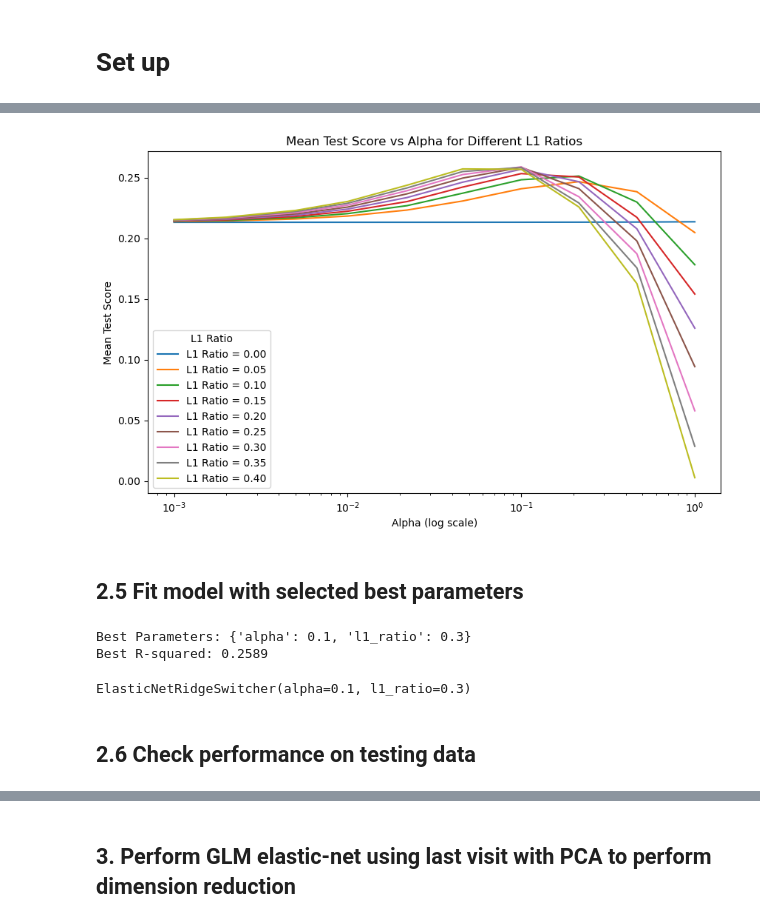
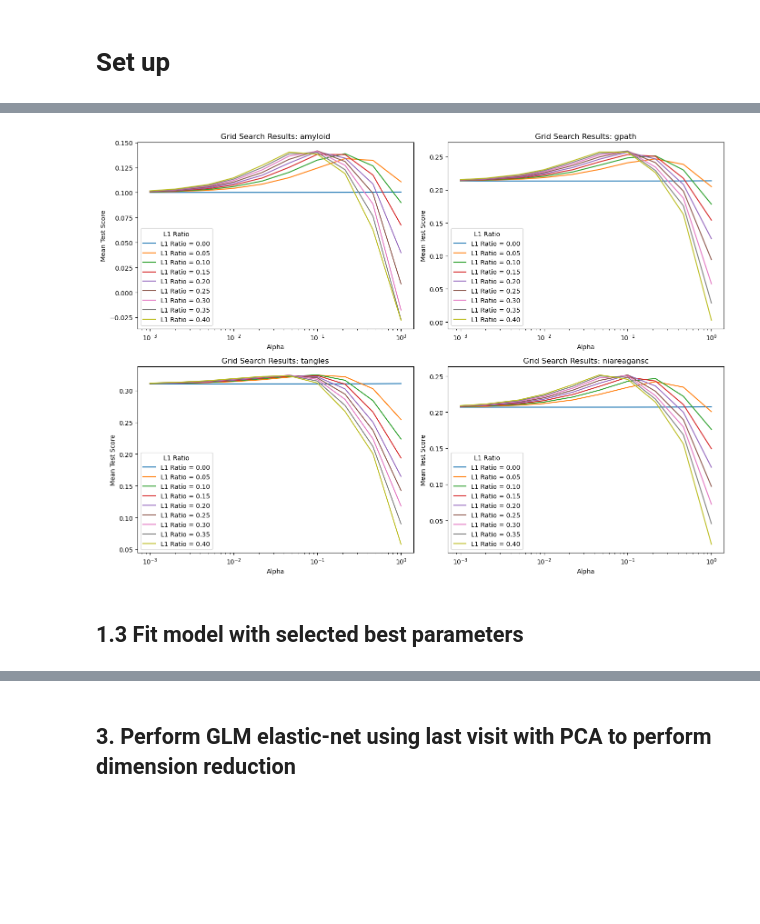
Before and after one commit to daiqile96/AD_Pathology_Prediction, a Jupyter notebook: elastic_net.ipynb, the cells around one changed output, grey strips where cells are left out. Cells and saved outputs as stored; diff of their text form; code cells hidden in the pictures; blank space fills up the shorter version.

```diff
--- a/elastic_net.ipynb
+++ b/elastic_net.ipynb
@@ -27,12 +16,12 @@ The notebook details an analysis using elastic net regression to predict brain p
 import utils
 import pandas as pd
 import numpy as np
-import seaborn as sns
 import plotly.express as px
 import matplotlib.pyplot as plt
 from sklearn.metrics import r2_score
 from sklearn.decomposition import PCA
+from sklearn.model_selection import GridSearchCV
 
-# Define paths
-features_path = "full_filled_year_dat_0303.txt"
-targets_path = "pathology_dat_0303.txt"
+# Load the pickle files
+scaled_train_last = pd.read_pickle("scaled_train_last.pkl")
+scaled_test_last = pd.read_pickle("scaled_test_last.pkl")
@@ -223,38 +84,26 @@ filtered_results.sort_values(by='mean_test_score', ascending=False)
-# %%
-df = cv_results
-plt.figure(figsize=(10, 6))
-for l1_ratio in df["param_l1_ratio"].unique():
-    subset = df[df["param_l1_ratio"] == l1_ratio]
-    plt.plot(subset["param_alpha"], subset["mean_test_score"], label=f"L1 Ratio = {l1_ratio:.2f}")
-
-plt.xscale("log")
-plt.xlabel("Alpha (log scale)")
-plt.ylabel("Mean Test Score")
-plt.title("Mean Test Score vs Alpha for Different L1 Ratios")
-plt.legend(title="L1 Ratio")
-plt.show()
-# %% [output]
-[figure, removed]
+# %%
+# Set up the subplots
+fig, axes = plt.subplots(2, 2, figsize=(14, 10))
+axes = axes.ravel()
+
+# Plot results for each outcome
+for idx, outcome in enumerate(['amyloid', 'gpath', 'tangles', 'niareagansc']):
+    cv_results = grid_search_results[outcome]["cv_results"]
+    ax = axes[idx]
+
+    for l1_ratio in cv_results["param_l1_ratio"].unique():
+        subset = cv_results[cv_results["param_l1_ratio"] == l1_ratio]
+        ax.plot(subset["param_alpha"], subset["mean_test_score"], label=f"L1 Ratio = {l1_ratio:.2f}")
+
+    ax.set_xscale("log")
+    ax.set_xlabel("Alpha (log scale)")
+    ax.set_ylabel("Mean Test Score")
+    ax.set_title(f"Grid Search Results: {outcome}")
+    ax.legend(title="L1 Ratio")
+
+plt.tight_layout()
+plt.show()
+# %% [output]
+[figure, added]
 # %% [markdown]
-## 2.5 Fit model with selected best parameters
+## 1.3 Fit model with selected best parameters
-# %%
-# Best parameters and results
-print(f"Best Parameters: {grid_search.best_params_}")
-print(f"Best R-squared: {grid_search.best_score_:.4f}")
-# %% [output]
-Best Parameters: {'alpha': 0.1, 'l1_ratio': 0.3}
-Best R-squared: 0.2589
-# %%
-# Rebuild the model with the best parameters
-best_model = utils.ElasticNetRidgeSwitcher(
-    alpha=grid_search.best_params_['alpha'],
-    l1_ratio=grid_search.best_params_['l1_ratio'],
-    max_iter=10000
-)
-
-# Fit the model on the entire training data
-best_model.fit(train_predictors, gpath_outcome)
-# %% [output]
-ElasticNetRidgeSwitcher(alpha=0.1, l1_ratio=0.3)
-# %% [markdown]
-## 2.6 Check performance on testing data
```
Also changed, not shown: parts of 32 cells of this notebook.
